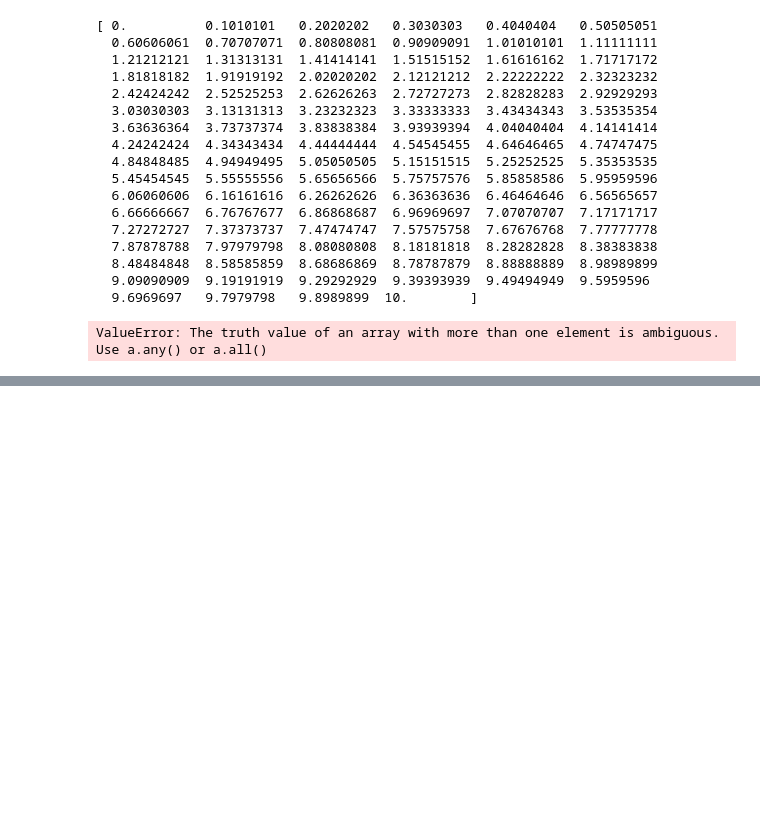
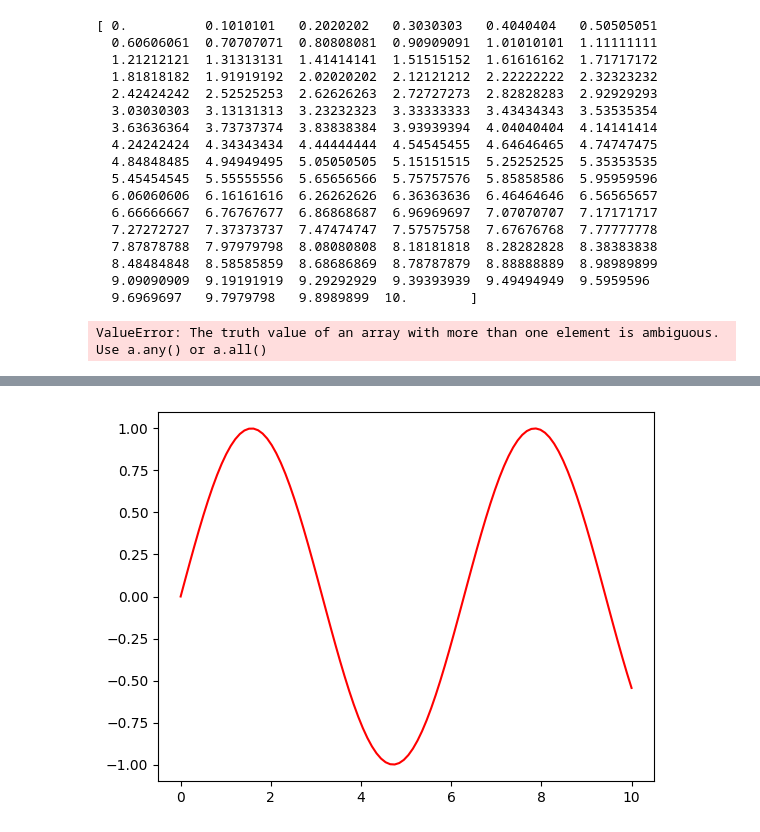
Before and after one commit to OmegaS48/MLDL_python, a Jupyter notebook: matplotlib.ipynb, the cells around one changed output, grey strips where cells are left out. Cells and saved outputs as stored; diff of their text form; code cells hidden in the pictures; blank space fills up the shorter version.

```diff
--- a/matplotlib.ipynb
+++ b/matplotlib.ipynb
@@ -109,0 +87,5 @@ plt.show()
+# %%
+plt.plot(x,y,"r")
+plt.show()
+# %% [output]
+[figure, added]
```
Also changed, not shown: parts of 21 cells of this notebook.
